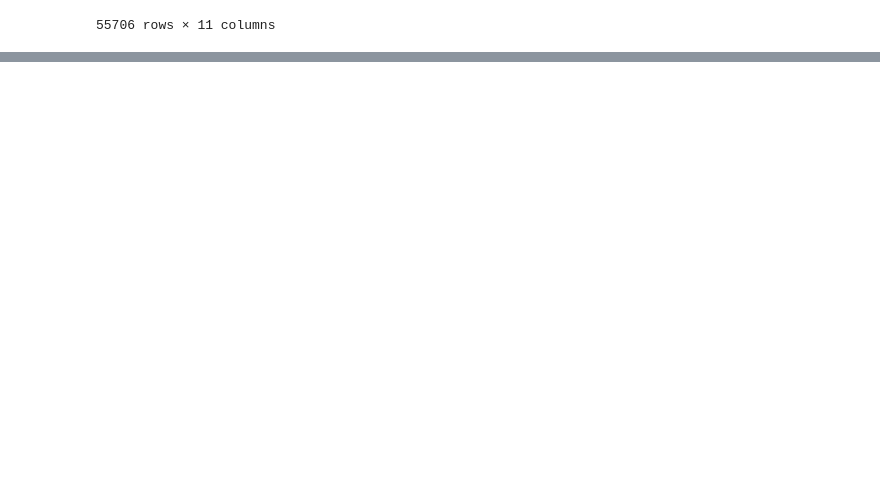
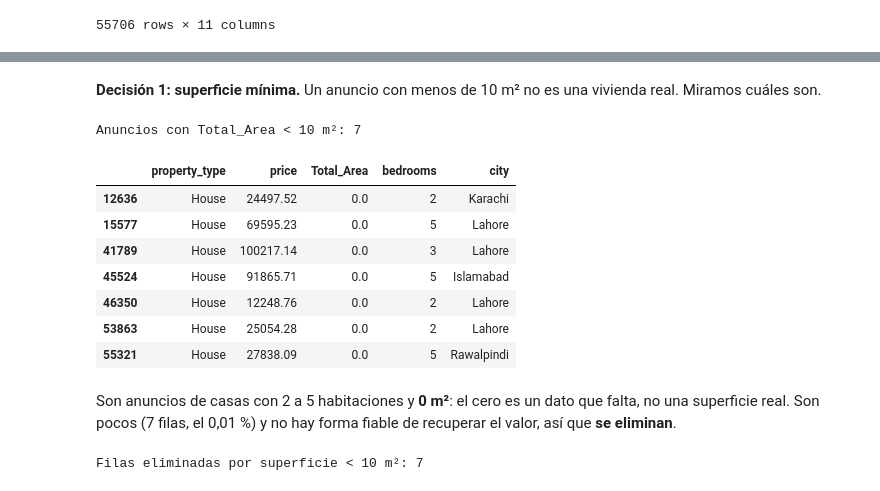
Before and after one commit to rmataixser/Practica-Machine-Learning, a Jupyter notebook: notebooks/data_cleaning_pre_train_test_split.ipynb, the cells around one changed output, grey strips where cells are left out. Cells and saved outputs as stored; diff of their text form; code cells hidden in the pictures; blank space fills up the shorter version.

```diff
--- a/notebooks/data_cleaning_pre_train_test_split.ipynb
+++ b/notebooks/data_cleaning_pre_train_test_split.ipynb
@@ -289,0 +329,24 @@ df
+# %% [markdown]
+**Decisión 1: superficie mínima.** Un anuncio con menos de 10 m² no es una vivienda real. Miramos cuáles son.
+# %%
+menores = df[df["Total_Area"] < 10]
+print(f"Anuncios con Total_Area < 10 m²: {len(menores)}")
+menores[["property_type", "price", "Total_Area", "bedrooms", "city"]]
+# %% [output]
+Anuncios con Total_Area < 10 m²: 7
+|  | property_type | price | Total_Area | bedrooms | city |
+| 12636 | House | 24497.52 | 0.0 | 2 | Karachi |
+| 15577 | House | 69595.23 | 0.0 | 5 | Lahore |
+| 41789 | House | 100217.14 | 0.0 | 3 | Lahore |
+| 45524 | House | 91865.71 | 0.0 | 5 | Islamabad |
+| 46350 | House | 12248.76 | 0.0 | 2 | Lahore |
+| 53863 | House | 25054.28 | 0.0 | 2 | Lahore |
+| 55321 | House | 27838.09 | 0.0 | 5 | Rawalpindi |
+# %% [markdown]
+Son anuncios de casas con 2 a 5 habitaciones y **0 m²**: el cero es un dato que falta, no una superficie real. Son pocos (7 filas, el 0,01 %) y no hay forma fiable de recuperar el valor, así que **se eliminan**.
+# %%
+n_antes = len(df)
+df = df[df["Total_Area"] >= 10].reset_index(drop=True)
+print(f"Filas eliminadas por superficie < 10 m²: {n_antes - len(df)}")
+# %% [output]
+Filas eliminadas por superficie < 10 m²: 7
```
Also changed, not shown: parts of 16 cells of this notebook, 1 other file.
